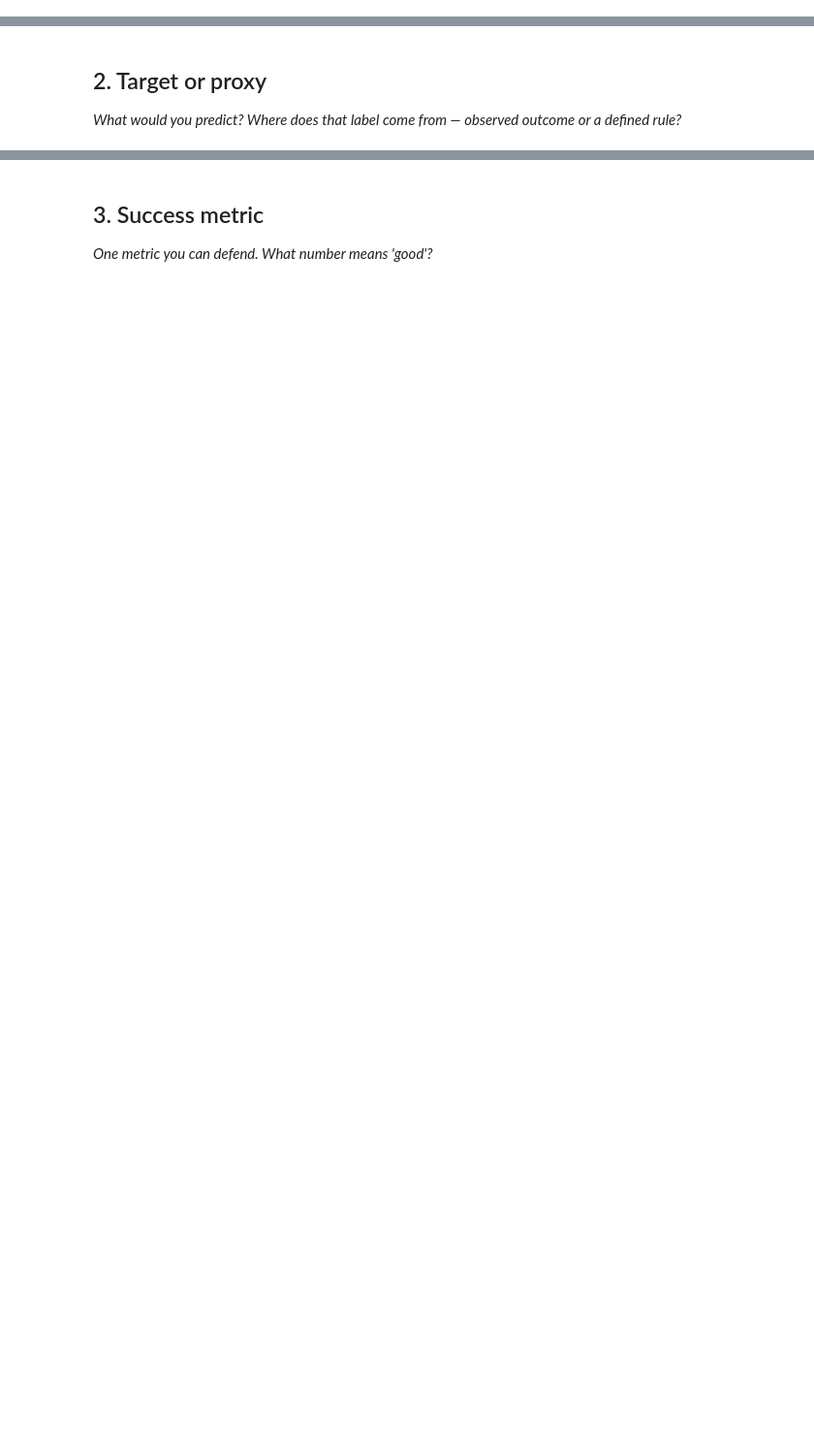
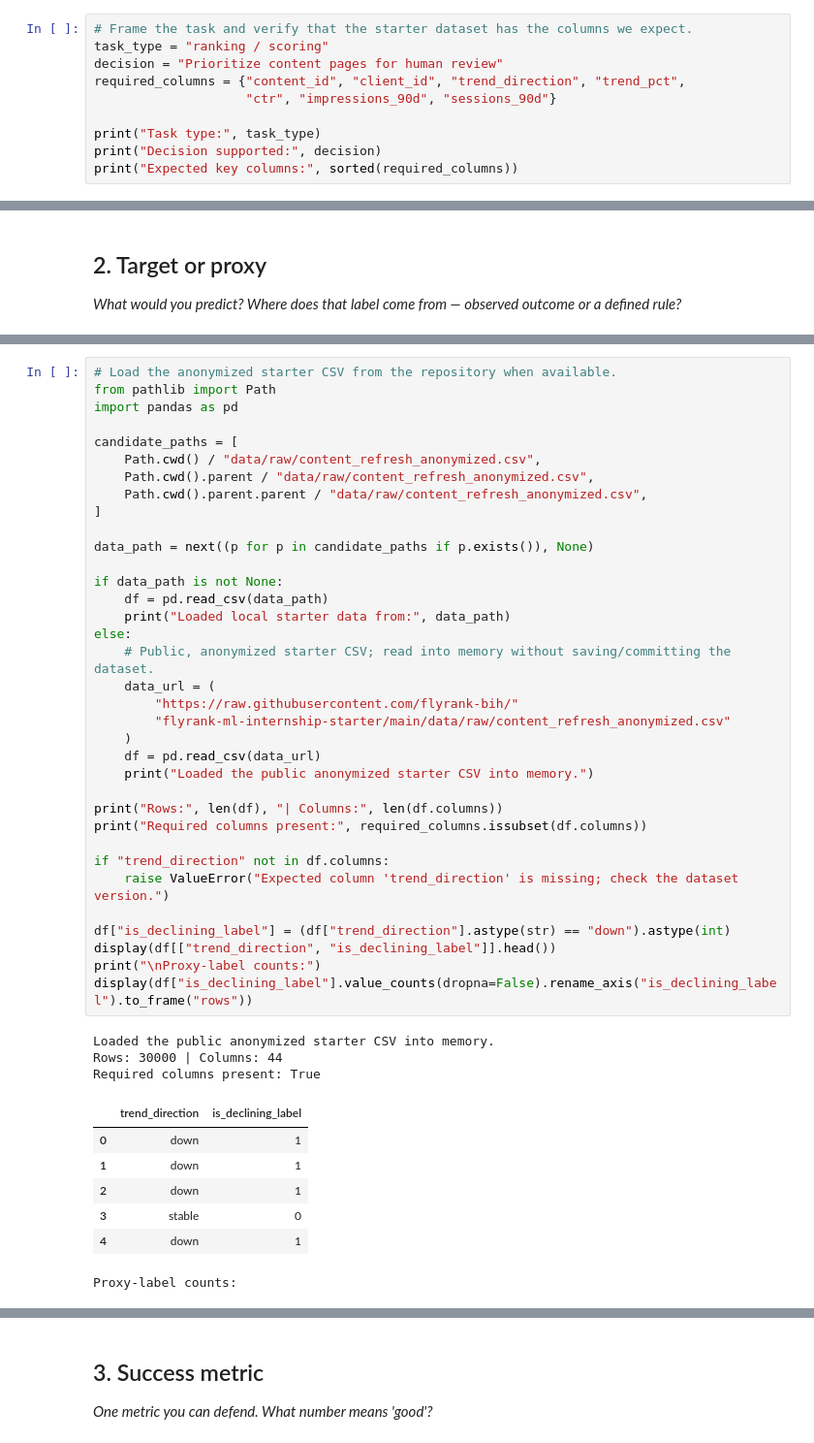
Before and after one commit to eshwar-2006/flyrank-ml-internship, a Jupyter notebook: work/notebooks/w02_ml_task_framing.ipynb, the cells around one changed output, grey strips where cells are left out. Shown at 97% size. Saved outputs shown, nothing was run; the diff lists cells and outputs as text; blank space fills up the shorter version.

Commit message:
Complete ML-03 task framing notebook

```diff
--- a/work/notebooks/w02_ml_task_framing.ipynb
+++ b/work/notebooks/w02_ml_task_framing.ipynb
@@ -15,0 +17,10 @@ This skeleton is yours to fill. Work the sections **in order** — each one has
+# %%
+# Frame the task and verify that the starter dataset has the columns we expect.
+task_type = "ranking / scoring"
+decision = "Prioritize content pages for human review"
+required_columns = {"content_id", "client_id", "trend_direction", "trend_pct",
+                    "ctr", "impressions_90d", "sessions_90d"}
+
+print("Task type:", task_type)
+print("Decision supported:", decision)
+print("Expected key columns:", sorted(required_columns))
@@ -22,0 +37,46 @@ This skeleton is yours to fill. Work the sections **in order** — each one has
+# %%
+# Load the anonymized starter CSV from the repository when available.
+from pathlib import Path
+import pandas as pd
+
+candidate_paths = [
+    Path.cwd() / "data/raw/content_refresh_anonymized.csv",
+    Path.cwd().parent / "data/raw/content_refresh_anonymized.csv",
+    Path.cwd().parent.parent / "data/raw/content_refresh_anonymized.csv",
+]
+
+data_path = next((p for p in candidate_paths if p.exists()), None)
+
+if data_path is not None:
+    df = pd.read_csv(data_path)
+    print("Loaded local starter data from:", data_path)
+else:
+    # Public, anonymized starter CSV; read into memory without saving/committing the dataset.
+    data_url = (
+        "https://raw.githubusercontent.com/flyrank-bih/"
+        "flyrank-ml-internship-starter/main/data/raw/content_refresh_anonymized.csv"
+    )
+    df = pd.read_csv(data_url)
+    print("Loaded the public anonymized starter CSV into memory.")
+
+print("Rows:", len(df), "| Columns:", len(df.columns))
+print("Required columns present:", required_columns.issubset(df.columns))
+
+if "trend_direction" not in df.columns:
+    raise ValueError("Expected column 'trend_direction' is missing; check the dataset version.")
+
+df["is_declining_label"] = (df["trend_direction"].astype(str) == "down").astype(int)
+display(df[["trend_direction", "is_declining_label"]].head())
+print("\nProxy-label counts:")
+display(df["is_declining_label"].value_counts(dropna=False).rename_axis("is_declining_label").to_frame("rows"))
+# %% [output]
+Loaded the public anonymized starter CSV into memory.
+Rows: 30000 | Columns: 44
+Required columns present: True
+|  | trend_direction | is_declining_label |
+| 0 | down | 1 |
+| 1 | down | 1 |
+| 2 | down | 1 |
+| 3 | stable | 0 |
+| 4 | down | 1 |
+Proxy-label counts:
```
Also changed, not shown: parts of 17 cells of this notebook.
